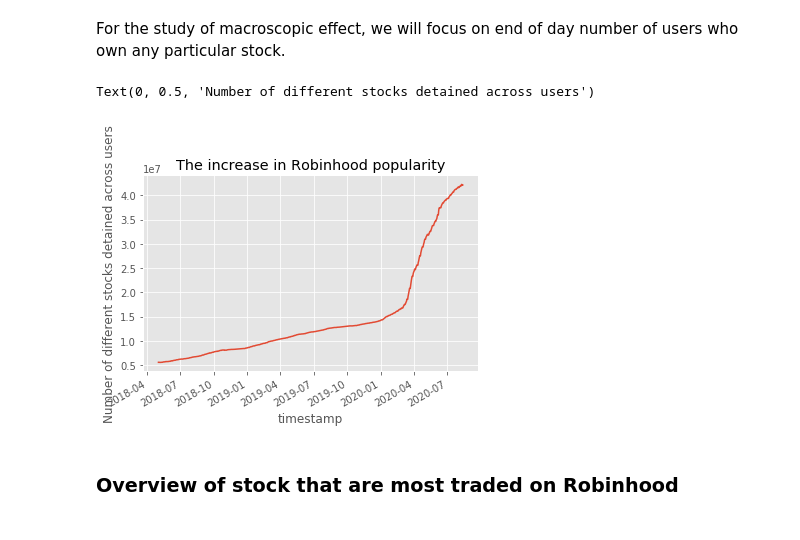
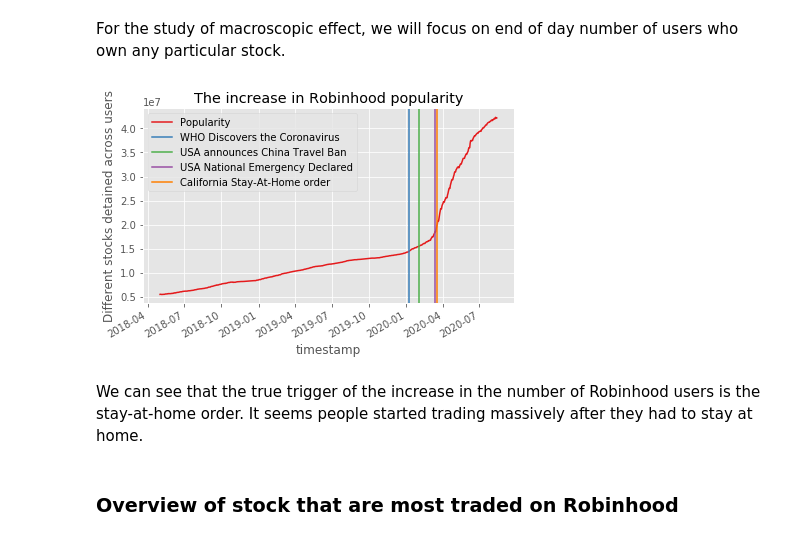
Before and after one commit to GabCaz/robinhoodMarket, a Jupyter notebook: Study of Robinhood Market Impact for Risk Management.ipynb, the cells around one changed output. Cells and saved outputs as stored; diff of their text form; code cells hidden in the pictures.

Commit message:
Plot volatility and popularity in notebook

```diff
--- a/Study of Robinhood Market Impact for Risk Management.ipynb
+++ b/Study of Robinhood Market Impact for Risk Management.ipynb
@@ -30,12 +31,17 @@ For the study of macroscopic effect, we will focus on end of day number of users
 # %%
 robinhood_popularity = merged_daily_usage_data(tickers)
 # %%
-robinhood_popularity.sum(axis=1).plot()
+robinhood_popularity.sum(axis=1).plot(label='Popularity', c=cmap(0))
 plt.title("The increase in Robinhood popularity")
-plt.ylabel("Number of different stocks detained across users")
+plt.ylabel("Different stocks detained across users")
+for (event, date), col in zip(EVENTS.items(), range(1, 5)):
+    plt.axvline(x=date, label=event, c=cmap(col))
+plt.legend()
+plt.tight_layout()
 # %% [output]
-Text(0, 0.5, 'Number of different stocks detained across users')
-[figure, old version]
+[figure, new version]
+# %% [markdown]
+We can see that the true trigger of the increase in the number of Robinhood users is the stay-at-home order. It seems people started trading massively after they had to stay at home.
 # %% [markdown]
 ### Overview of stock that are most traded on Robinhood
 # %% [markdown]
```
Also changed, not shown: parts of 12 cells of this notebook, 2 other files.
